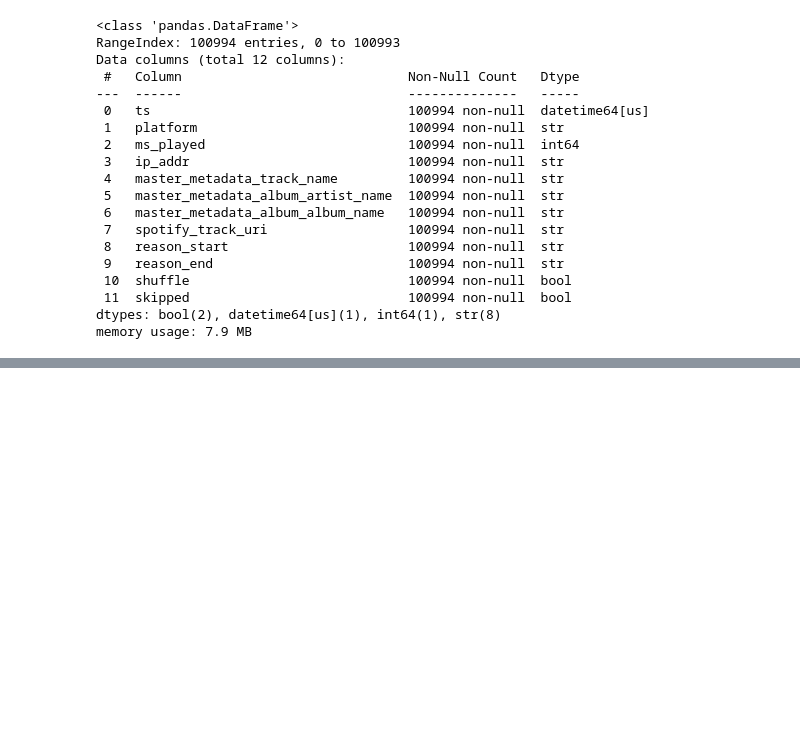
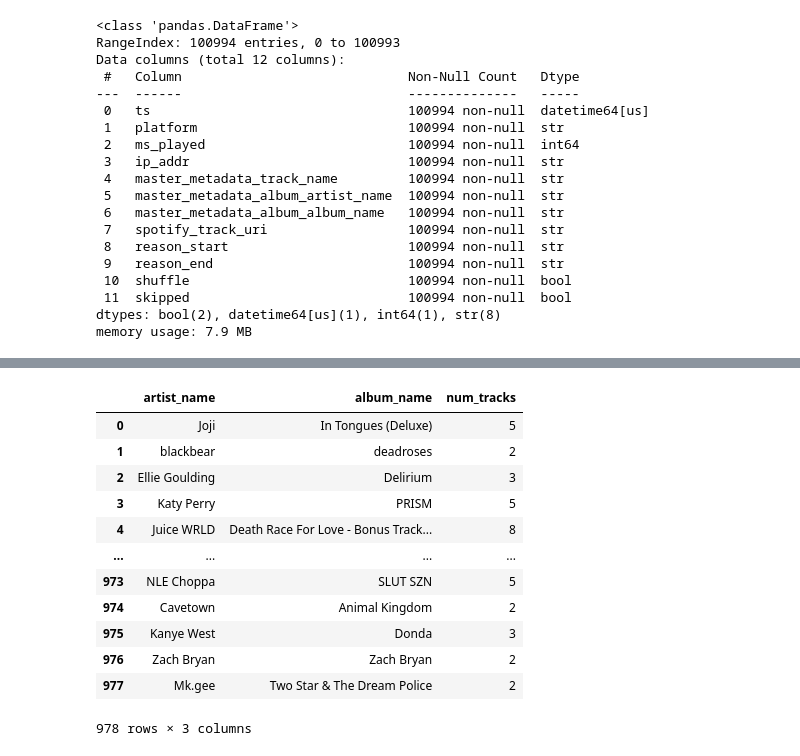
Before and after one commit to Saikeertanagubbala/Concerts4Superfans, a Jupyter notebook: json_cleaning.ipynb, the cells around one changed output, grey strips where cells are left out. Drawn from its saved outputs; the diff is of its cells as text; code cells hidden in the pictures; blank space fills up the shorter version.

```diff
--- a/json_cleaning.ipynb
+++ b/json_cleaning.ipynb
@@ -106,0 +125,21 @@ memory usage: 7.9 MB
+# %%
+# distinct tracks per album per artist
+# Limitation: if a user listened to an artist but only 1 song of an album it will not be included because it is considering it a single
+conn.execute("SELECT master_metadata_album_artist_name AS artist_name, master_metadata_album_album_name AS album_name, COUNT(DISTINCT master_metadata_track_name) AS num_tracks " \
+"FROM podcast_dropped " \
+"GROUP BY artist_name, album_name " \
+"HAVING num_tracks > 1").df()
+# %% [output]
+|  | artist_name | album_name | num_tracks |
+| 0 | Joji | In Tongues (Deluxe) | 5 |
+| 1 | blackbear | deadroses | 2 |
+| 2 | Ellie Goulding | Delirium | 3 |
+| 3 | Katy Perry | PRISM | 5 |
+| 4 | Juice WRLD | Death Race For Love - Bonus Track... | 8 |
+| ... | ... | ... | ... |
+| 973 | NLE Choppa | SLUT SZN | 5 |
+| 974 | Cavetown | Animal Kingdom | 2 |
+| 975 | Kanye West | Donda | 3 |
+| 976 | Zach Bryan | Zach Bryan | 2 |
+| 977 | Mk.gee | Two Star & The Dream Police | 2 |
+978 rows × 3 columns
```
Also changed, not shown: parts of 7 cells of this notebook.
